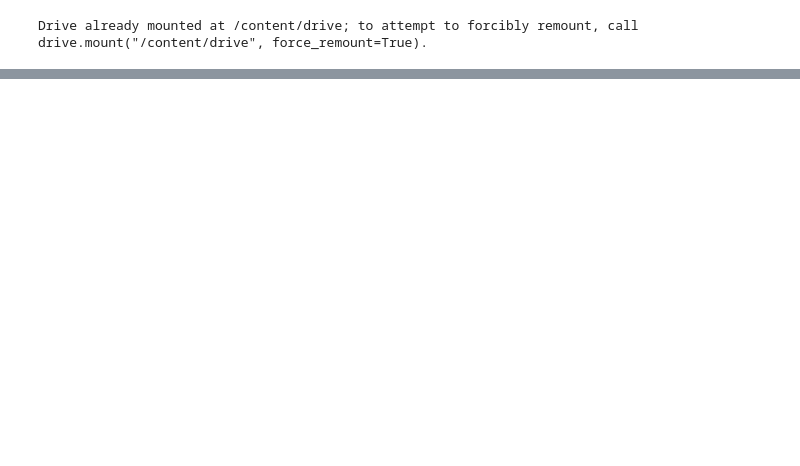
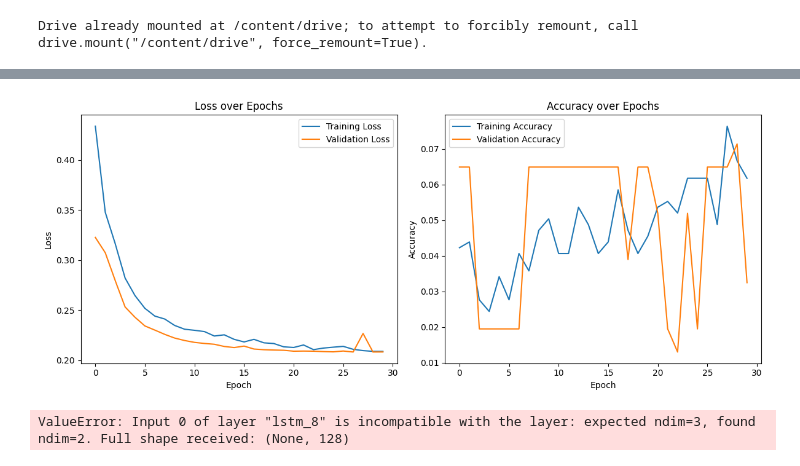
Before and after one commit to Oselin1988/ast_model, a Jupyter notebook: Welcome_To_Colab.ipynb, the cells around one changed output, grey strips where cells are left out. Cells and saved outputs as stored; diff of their text form; code cells hidden in the pictures; blank space fills up the shorter version.

```diff
--- a/Welcome_To_Colab.ipynb
+++ b/Welcome_To_Colab.ipynb
@@ -1501,0 +1938,9 @@ NameError: name 'X_norm' is not defined
+# %%
+PROJECT_DIR = "/content/drive/MyDrive/AST_CNN_LSTM_Project"
+
+if os.path.exists(PROJECT_DIR):
+    print("📁 Contents of AST_CNN_LSTM_Project:")
+    for f in os.listdir(PROJECT_DIR):
+        print(" -", f)
+else:
+    print("❌ Project folder not found")
@@ -1501,0 +1959,8 @@ NameError: name 'X_norm' is not defined
+# %%
+for root, dirs, files in os.walk(PROJECT_DIR):
+    level = root.replace(PROJECT_DIR, "").count(os.sep)
+    indent = " " * 4 * level
+    print(f"{indent}📂 {os.path.basename(root)}/")
+    subindent = " " * 4 * (level + 1)
+    for f in files:
+        print(f"{subindent}📄 {f}")
@@ -1501,0 +2294,34 @@ NameError: name 'X_norm' is not defined
+# %%
+import matplotlib.pyplot as plt
+import pandas as pd
+import os
+
+PROJECT_DIR = "/content/drive/MyDrive/AST_CNN_LSTM_Project"
+LOG_DIR = f"{PROJECT_DIR}/logs"
+
+history_df = pd.read_csv(f"{LOG_DIR}/training_log.csv")
+
+plt.figure(figsize=(12, 5))
+
+# Plot Loss
+plt.subplot(1, 2, 1)
+plt.plot(history_df['loss'], label='Training Loss')
+plt.plot(history_df['val_loss'], label='Validation Loss')
+plt.title('Loss over Epochs')
+plt.xlabel('Epoch')
+plt.ylabel('Loss')
+plt.legend()
+
+# Plot Accuracy
+plt.subplot(1, 2, 2)
+plt.plot(history_df['accuracy'], label='Training Accuracy')
+plt.plot(history_df['val_accuracy'], label='Validation Accuracy')
+plt.title('Accuracy over Epochs')
+plt.xlabel('Epoch')
+plt.ylabel('Accuracy')
+plt.legend()
+
+plt.tight_layout()
+plt.show()
+# %% [output]
+[figure, added]
@@ -1501,0 +2335,5 @@ NameError: name 'X_norm' is not defined
+# %%
+x = LSTM(128, return_sequences=True)(x)
+x, attn_weights = attention_block_with_weights(x)
+# %% [output]
+ValueError: Input 0 of layer "lstm_8" is incompatible with the layer: expected ndim=3, found ndim=2. Full shape received: (None, 128)
```
Also changed, not shown: parts of 217 cells of this notebook.
